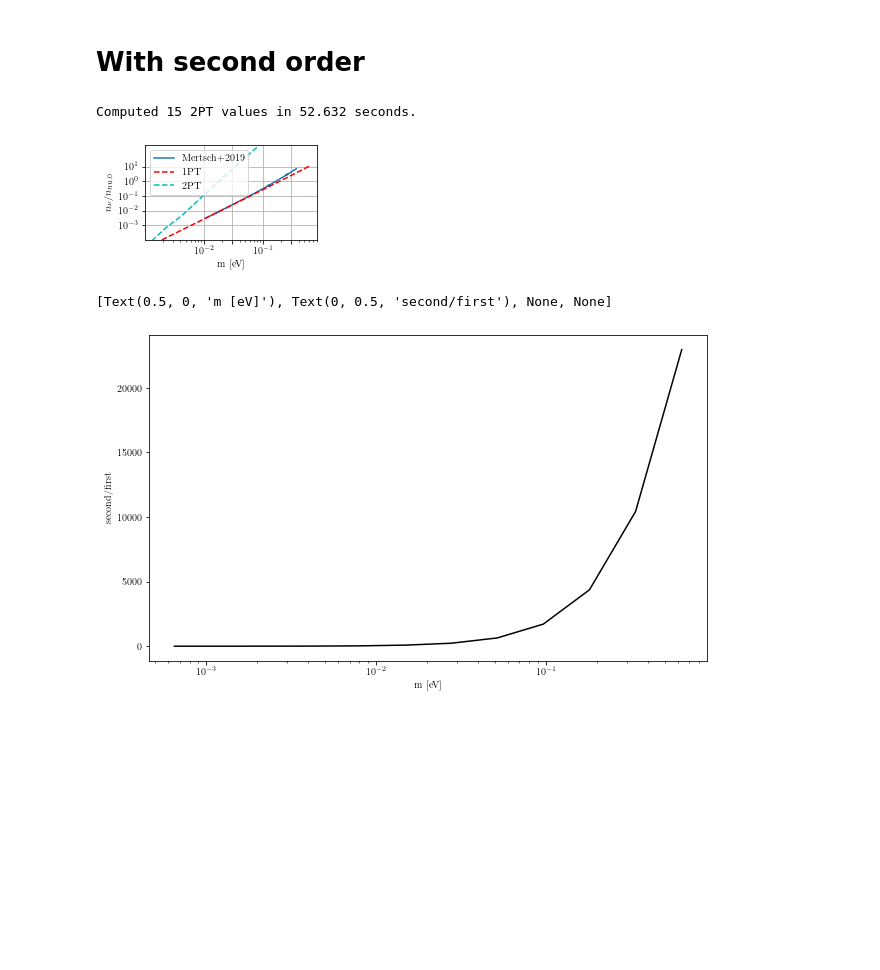
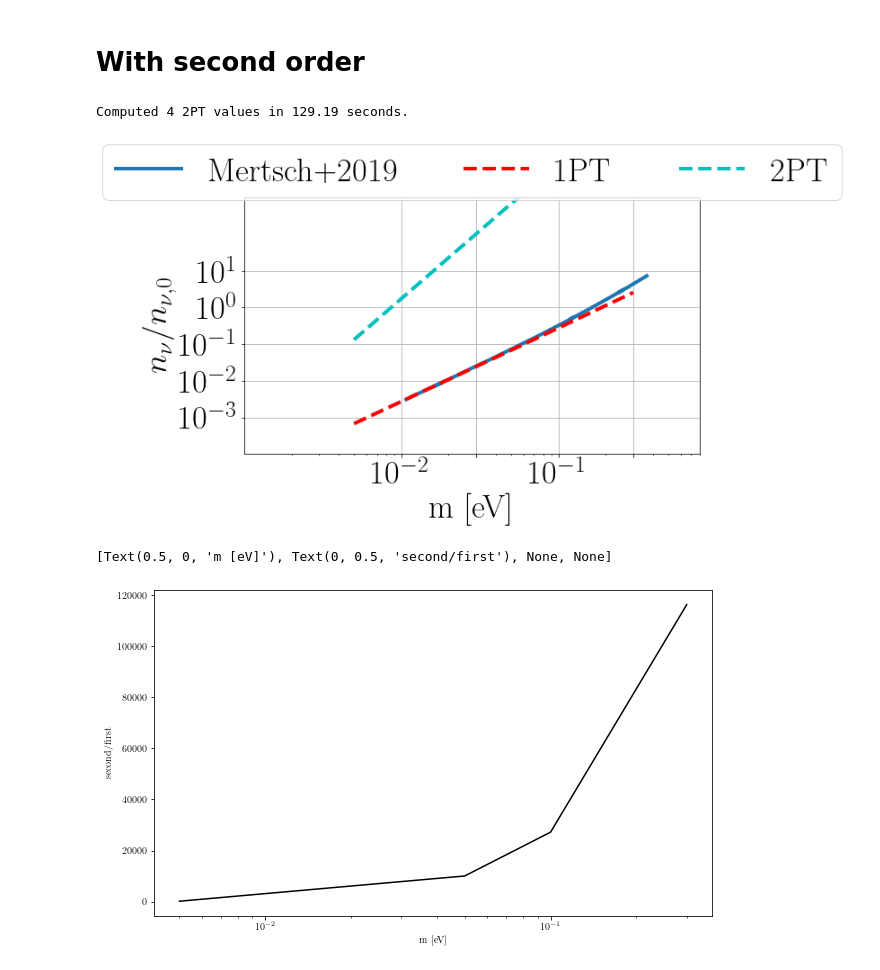
Before and after one commit to EBHolm/KFT-Neutrinos, a Jupyter notebook: notebooks/comparison.ipynb, the cells around one changed output. Cells and saved outputs as stored; diff of their text form; code cells hidden in the pictures; blank space fills up the shorter version.

```diff
--- a/notebooks/comparison.ipynb
+++ b/notebooks/comparison.ipynb
@@ -18,6 +18,7 @@ from kftneutrinos import py_second_order
 #   pdflatex -interaction=nonstopmode document.tex | grep '>.*pt\.'
 height = 2
 fontsize = 11/1.2
+fontsize = 11/1.2*4
 cm = 1/2.54  # centimeters in inches
 width = 8.6*cm # PRL figure width
 
@@ -45,7 +46,8 @@ z_ini = 3.0
 Tnu = 0.0001676375864435959
 
 masses = [0.0005, 0.001, 0.005, 0.01, 0.05, 0.1, 0.3]
-masses = np.logspace(-4, -0.2, 15)
+masses = [0.005, 0.05, 0.1, 0.3]
+# masses = np.logspace(-4, -0.2, 15)
 
 Gauss_Laguerre = 80
 rtols = np.array([1e-7, 1e-5, 1e-5])
@@ -131,26 +133,27 @@ toc = time()
 print(f"Computed {len(masses)} 2PT values in {toc - tic:.5} seconds.")
 second = (np.array(first_list) + np.array(second_list))/int_free_analytical
 # %% [output]
-Computed 15 2PT values in 52.632 seconds.
+Computed 4 2PT values in 129.19 seconds.
 # %%
 masses = np.array(masses)
-
-fig, ax = plt.subplots(1, 1, figsize=[width, height])
-ax.plot(mertsch['nfw'][:, 0]*1e-3, mertsch['nfw'][:, 1], '-', label=f"Mertsch+2019")
-ax.plot(masses, first, 'r--', markersize=8, label='1PT')
-ax.plot(masses, second, 'c--', markersize=8, label='2PT')
-ax.set(xlabel='m [eV]', ylabel=r'$n_\nu / n_{nu,0}$', xscale='log', yscale='log', xlim=[1e-3, 8e-1], ylim=[1e-4, 3e+2], xticks=[1e-2, 3e-2, 1e-1, 3e-1], yticks=[1e-3, 1e-2, 1e-1, 1e-0, 1e+1])
+lwidth=4
+#fig, ax = plt.subplots(1, 1, figsize=[width, height])
+fig, ax = plt.subplots(1, 1, figsize=[10, 6])
+ax.plot(mertsch['nfw'][:, 0]*1e-3, mertsch['nfw'][:, 1], '-', label=f"Mertsch+2019", lw=lwidth)
+ax.plot(masses, first, 'r--', markersize=8, label='1PT', lw=lwidth)
+ax.plot(masses, second, 'c--', markersize=8, label='2PT', lw=lwidth)
+ax.set(xlabel='m [eV]', ylabel=r'$n_\nu / n_{\nu,0}$', xscale='log', yscale='log', xlim=[1e-3, 8e-1], ylim=[1e-4, 1e+3], xticks=[1e-2, 3e-2, 1e-1, 3e-1], yticks=[1e-3, 1e-2, 1e-1, 1e-0, 1e+1])
 #ax.axvline(x=0.06, label='minimum mass')
-ax.legend(frameon=True)
+ax.legend(frameon=True, bbox_to_anchor=(0.5, 1.1), ncol=3, loc='center')
 ax.grid()
 fig.subplots_adjust(bottom=0.2205, left=0.195)
 fig.savefig('second.pdf')
 # %% [output]
-[figure, old version]
+[figure, new version]
 # %%
 fig, ax = plt.subplots(1, 1, figsize=[10, 6])
 ax.plot(masses, second/first, 'k-')
 ax.set(xlabel='m [eV]', ylabel='second/first', xscale='log', yscale='linear')
 # %% [output]
 [Text(0.5, 0, 'm [eV]'), Text(0, 0.5, 'second/first'), None, None]
-[figure, old version]
+[figure, new version]
```
Also changed, not shown: parts of 2 cells of this notebook, 5 other files.
